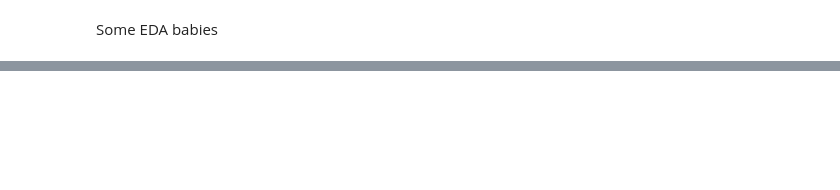
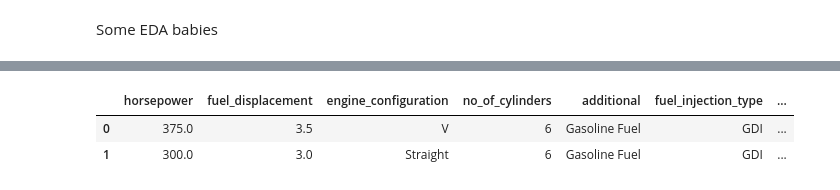
Before and after one commit to i-am-christy/KaggleX-assessment, a Jupyter notebook: kaggleX.ipynb, the cells around one changed output, grey strips where cells are left out. Drawn from its saved outputs; the diff is of its cells as text; code cells hidden in the pictures; blank space fills up the shorter version.

```diff
--- a/kaggleX.ipynb
+++ b/kaggleX.ipynb
@@ -166,0 +243,5 @@ Name: count, Length: 1061, dtype: int64
+# %%
+df['fuel_displacement'] = df.fuel_displacement.astype('float')
+df['no_of_cylinders'] = df.no_of_cylinders.astype('int')
+df['horsepower'] = df.horsepower.astype('float')
+#df['number_of_valves'] = df.number_of_valves.astype('int')
@@ -166,0 +268,31 @@ Name: count, Length: 1061, dtype: int64
+# %%
+# Function to determine the fuel injection type
+def determine_fuel_injection(fuel_type, no_of_cylinders, fuel_displacement):
+    if fuel_type == 'Diesel':
+        if no_of_cylinders > 4:
+            return 'CRDI'  # Common Rail Direct Injection for diesel engines with more than 4 cylinders
+        else:
+            return 'Direct Injection'  # Direct Injection for smaller diesel engines
+    elif fuel_type == 'Gasoline':
+        if fuel_displacement >= 3.0:
+            return 'GDI'  # Gasoline Direct Injection for larger gasoline engines
+        elif no_of_cylinders > 4:
+            return 'MPFI'  # Multi-Point Fuel Injection for larger gasoline engines with more cylinders
+        else:
+            return 'PFI'  # Port Fuel Injection for smaller gasoline engines
+    else:
+        return 'None'
+# %%
+
+# Apply the function to fill in missing fuel injection types
+df['fuel_injection_type'] = df.apply(
+    lambda row: row['fuel_injection_type'] if row['fuel_injection_type'] else determine_fuel_injection(row['fuel_type'], row['no_of_cylinders'], row['fuel_displacement']),
+    axis=1
+)
+# %%
+# Display the DataFrame
+df.head(2)
+# %% [output]
+|  | horsepower | fuel_displacement | engine_configuration | no_of_cylinders | additional | fuel_injection_type | ... |
+| 0 | 375.0 | 3.5 | V | 6 | Gasoline Fuel | GDI | ... |
+| 1 | 300.0 | 3.0 | Straight | 6 | Gasoline Fuel | GDI | ... |
```
Also changed, not shown: parts of 19 cells of this notebook, 1 other file.
